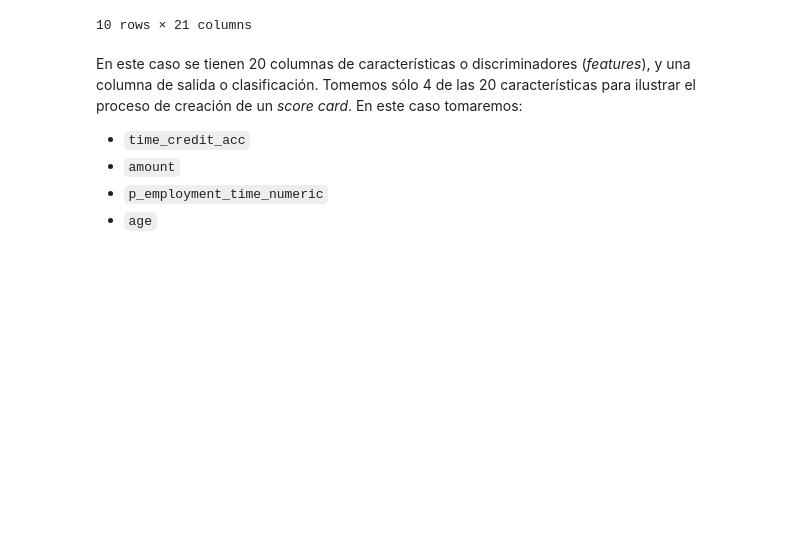
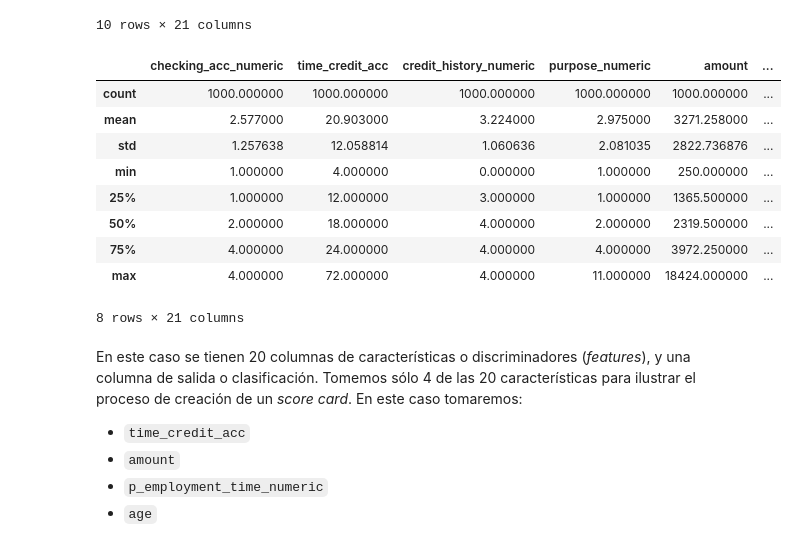
Before and after one commit to hackerschoolmty/Programa-Data-Science, a Jupyter notebook: 5.- Aprendizaje automático/5.- Sesión 1 Aprendizaje automático.ipynb, the cells around one changed output. Saved outputs shown, nothing was run; the diff lists cells and outputs as text; code cells hidden in the pictures; blank space fills up the shorter version.

```diff
--- a/5.- Aprendizaje automático/5.- Sesión 1 Aprendizaje automático.ipynb
+++ b/5.- Aprendizaje automático/5.- Sesión 1 Aprendizaje automático.ipynb
@@ -77,6 +77,19 @@ df.head(n=10)
 | 8 | 4 | 12 | 4 | 1 | 3059 | ... |
 | 9 | 2 | 30 | 3 | 2 | 5234 | ... |
 10 rows × 21 columns
+# %%
+df.describe()
+# %% [output]
+|  | checking_acc_numeric | time_credit_acc | credit_history_numeric | purpose_numeric | amount | ... |
+| count | 1000.000000 | 1000.000000 | 1000.000000 | 1000.000000 | 1000.000000 | ... |
+| mean | 2.577000 | 20.903000 | 3.224000 | 2.975000 | 3271.258000 | ... |
+| std | 1.257638 | 12.058814 | 1.060636 | 2.081035 | 2822.736876 | ... |
+| min | 1.000000 | 4.000000 | 0.000000 | 1.000000 | 250.000000 | ... |
+| 25% | 1.000000 | 12.000000 | 3.000000 | 1.000000 | 1365.500000 | ... |
+| 50% | 2.000000 | 18.000000 | 4.000000 | 2.000000 | 2319.500000 | ... |
+| 75% | 4.000000 | 24.000000 | 4.000000 | 4.000000 | 3972.250000 | ... |
+| max | 4.000000 | 72.000000 | 4.000000 | 11.000000 | 18424.000000 | ... |
+8 rows × 21 columns
 # %% [markdown]
 En este caso se tienen 20 columnas de características o discriminadores (_features_), y una columna de salida o clasificación. Tomemos sólo 4 de las 20 características para ilustrar el proceso de creación de un _score card_. En este caso tomaremos:
 * `time_credit_acc`
```
Also changed, not shown: parts of 3 cells of this notebook.
